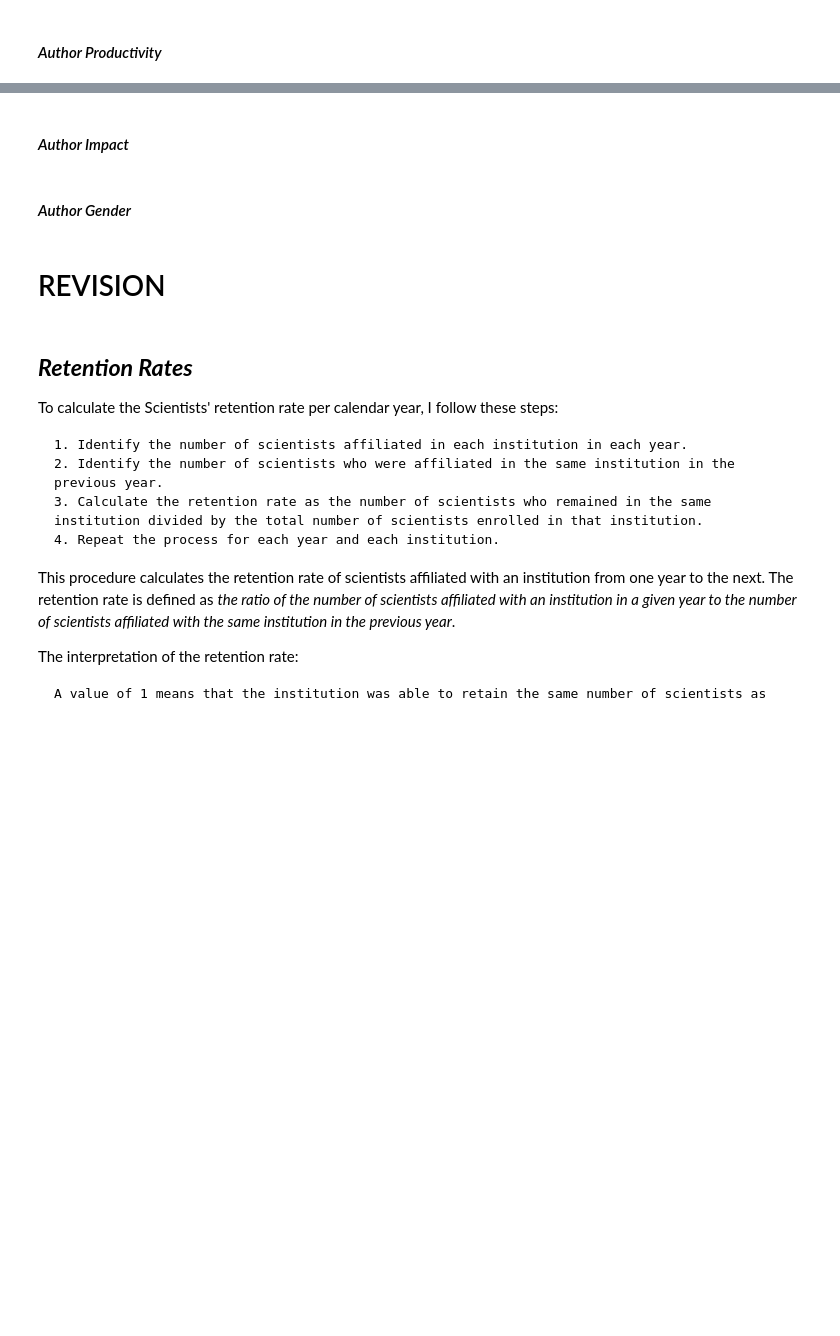
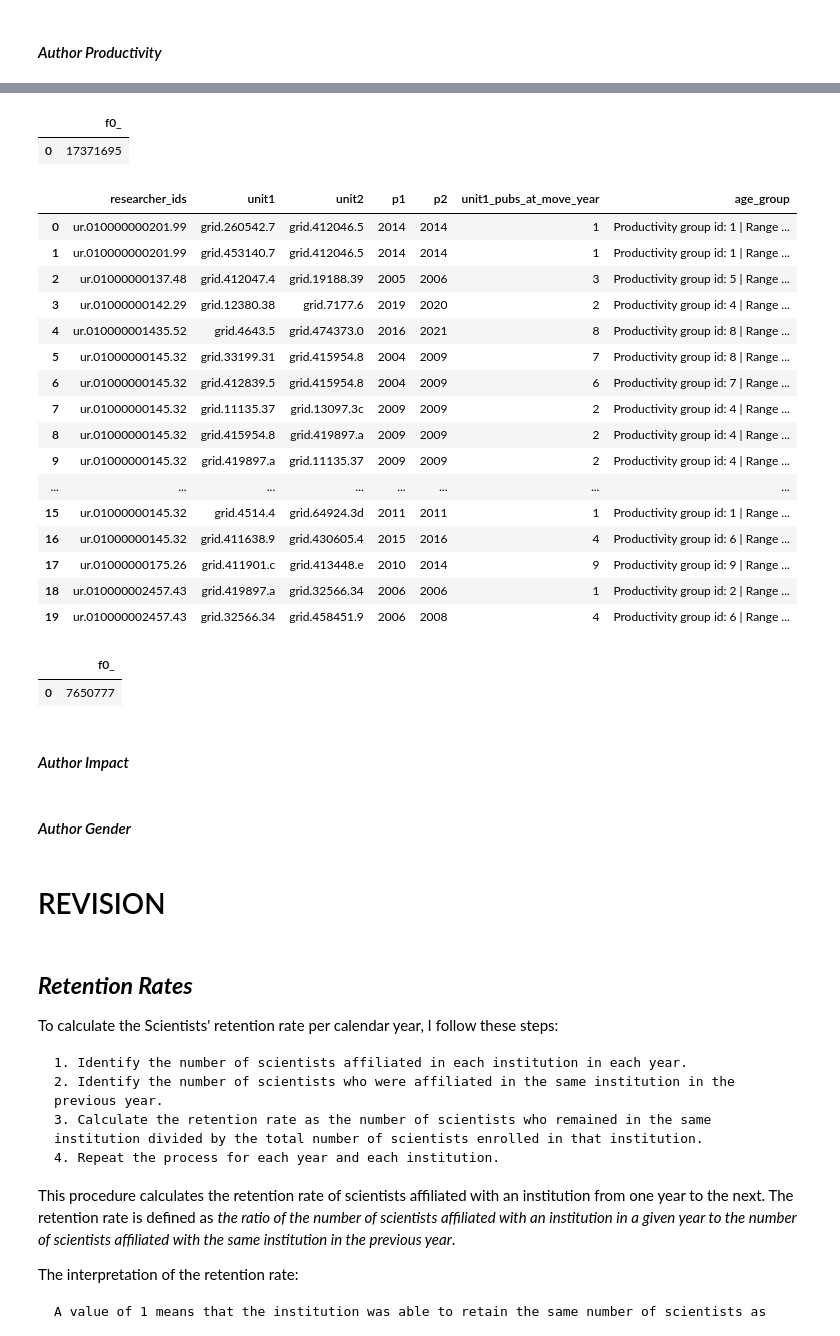
Before and after one commit to complexity-science-hub/SciFlows, a Jupyter notebook: Flows_1980_2022_first_level_for.ipynb, the cells around one changed output, grey strips where cells are left out. Drawn from its saved outputs; the diff is of its cells as text; code cells hidden in the pictures; blank space fills up the shorter version.

```diff
--- a/Flows_1980_2022_first_level_for.ipynb
+++ b/Flows_1980_2022_first_level_for.ipynb
@@ -1406,3 +1497,71 @@ LIMIT 5;
+# %%
+%%bigquery --project $project_id
+SELECT COUNT(*) FROM cshdimensionstest.test.flows_1980_2022; -- 17371695
+SELECT COUNT(*) FROM cshdimensionstest.test.flows_1980_2022_with_pubs; -- 8740338
+# %% [output]
+|  | f0_ |
+| 0 | 17371695 |
+# %%
+# calculate the number of incoming authors with at least x publications
+
+%%bigquery --project $project_id
+
+CREATE OR REPLACE TABLE cshdimensionstest.test.flows_1980_2022_productivity_deciles AS
+
+WITH researcher_deciles AS
+(
+  SELECT DISTINCT researcher_ids, unit1_pubs_at_move_year,
+         NTILE(10) OVER(ORDER BY unit1_pubs_at_move_year) as incoming_au_publications_decile,
+  FROM cshdimensionstest.test.flows_1980_2022_with_pubs
+  GROUP BY researcher_ids, unit1_pubs_at_move_year
+), decile_range AS (
+    SELECT
+      incoming_au_publications_decile
+    , MIN(incoming_au_publications_decile) AS min
+    , MAX(incoming_au_publications_decile) AS max
+  FROM researcher_deciles
+  GROUP BY incoming_au_publications_decile
+)
+, deciles_joined AS (
+  SELECT DISTINCT a.*, CONCAT('Productivity group id: ', b.incoming_au_publications_decile,' | Range (years): ',  min, '-', max) age_group
+  FROM cshdimensionstest.test.flows_1980_2022_with_pubs a
+  JOIN researcher_deciles b
+    ON a.researcher_ids=b.researcher_ids
+    AND a.unit1_pubs_at_move_year=b.unit1_pubs_at_move_year
+  JOIN decile_range c
+    ON b.unit1_pubs_at_move_year=c.incoming_au_publications_decile
+)
+SELECT * FROM deciles_joined;
+
+--SELECT COUNT(*) FROM cshdimensionstest.test.flows_1980_2022_age_deciles; -- 17,371,695
+
+SELECT * FROM cshdimensionstest.test.flows_1980_2022_productivity_deciles
+ORDER BY researcher_ids, p1, p2, unit1, unit1
+LIMIT 20;
+# %% [output]
+|  | researcher_ids | unit1 | unit2 | p1 | p2 | unit1_pubs_at_move_year | age_group |
+| 0 | ur.010000000201.99 | grid.260542.7 | grid.412046.5 | 2014 | 2014 | 1 | Productivity group id: 1 | Range ... |
+| 1 | ur.010000000201.99 | grid.453140.7 | grid.412046.5 | 2014 | 2014 | 1 | Productivity group id: 1 | Range ... |
+| 2 | ur.01000000137.48 | grid.412047.4 | grid.19188.39 | 2005 | 2006 | 3 | Productivity group id: 5 | Range ... |
+| 3 | ur.01000000142.29 | grid.12380.38 | grid.7177.6 | 2019 | 2020 | 2 | Productivity group id: 4 | Range ... |
+| 4 | ur.010000001435.52 | grid.4643.5 | grid.474373.0 | 2016 | 2021 | 8 | Productivity group id: 8 | Range ... |
+| 5 | ur.01000000145.32 | grid.33199.31 | grid.415954.8 | 2004 | 2009 | 7 | Productivity group id: 8 | Range ... |
+| 6 | ur.01000000145.32 | grid.412839.5 | grid.415954.8 | 2004 | 2009 | 6 | Productivity group id: 7 | Range ... |
+| 7 | ur.01000000145.32 | grid.11135.37 | grid.13097.3c | 2009 | 2009 | 2 | Productivity group id: 4 | Range ... |
+| 8 | ur.01000000145.32 | grid.415954.8 | grid.419897.a | 2009 | 2009 | 2 | Productivity group id: 4 | Range ... |
+| 9 | ur.01000000145.32 | grid.419897.a | grid.11135.37 | 2009 | 2009 | 2 | Productivity group id: 4 | Range ... |
+| ... | ... | ... | ... | ... | ... | ... | ... |
+| 15 | ur.01000000145.32 | grid.4514.4 | grid.64924.3d | 2011 | 2011 | 1 | Productivity group id: 1 | Range ... |
+| 16 | ur.01000000145.32 | grid.411638.9 | grid.430605.4 | 2015 | 2016 | 4 | Productivity group id: 6 | Range ... |
+| 17 | ur.01000000175.26 | grid.411901.c | grid.413448.e | 2010 | 2014 | 9 | Productivity group id: 9 | Range ... |
+| 18 | ur.010000002457.43 | grid.419897.a | grid.32566.34 | 2006 | 2006 | 1 | Productivity group id: 2 | Range ... |
+| 19 | ur.010000002457.43 | grid.32566.34 | grid.458451.9 | 2006 | 2008 | 4 | Productivity group id: 6 | Range ... |
+# %%
+%%bigquery --project $project_id
+--SELECT COUNT(*) FROM cshdimensionstest.test.flows_1980_2022_productivity_deciles; -- 17,371,695
+# %% [output]
+|  | f0_ |
+| 0 | 7650777 |
 # %% [markdown]
 #### *Author Impact*
 # %% [markdown]
```
Also changed, not shown: parts of 15 cells of this notebook.
